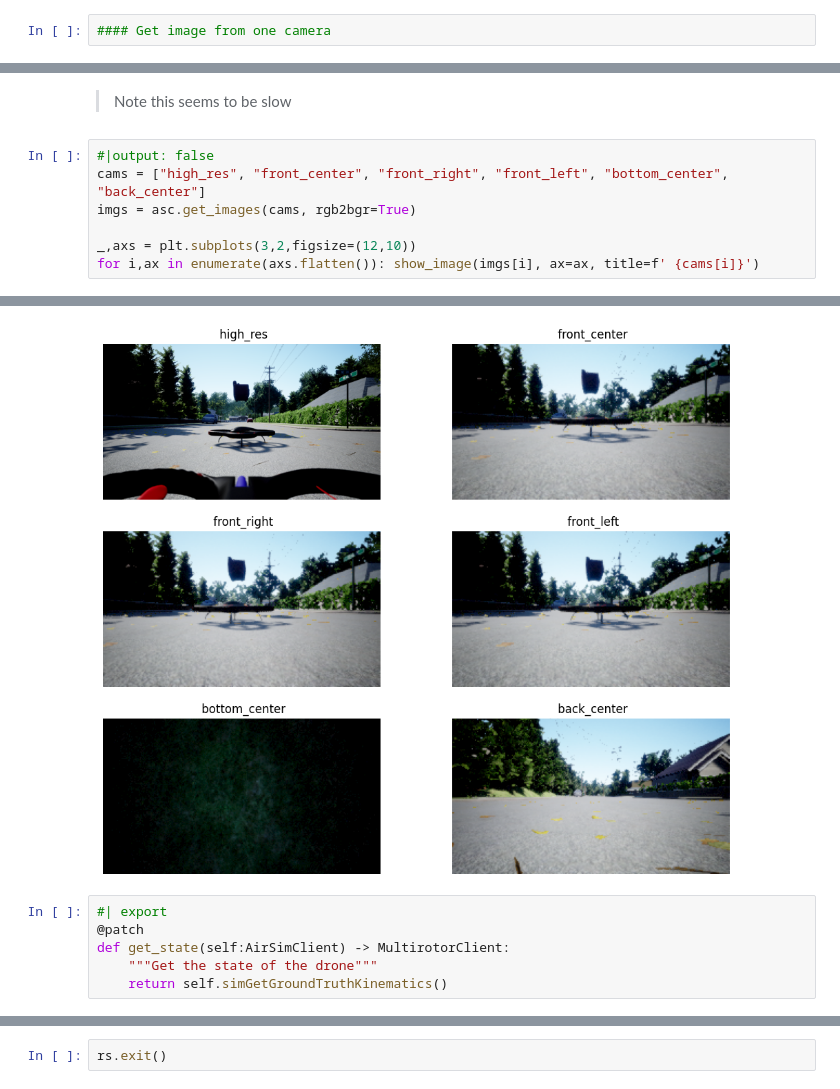
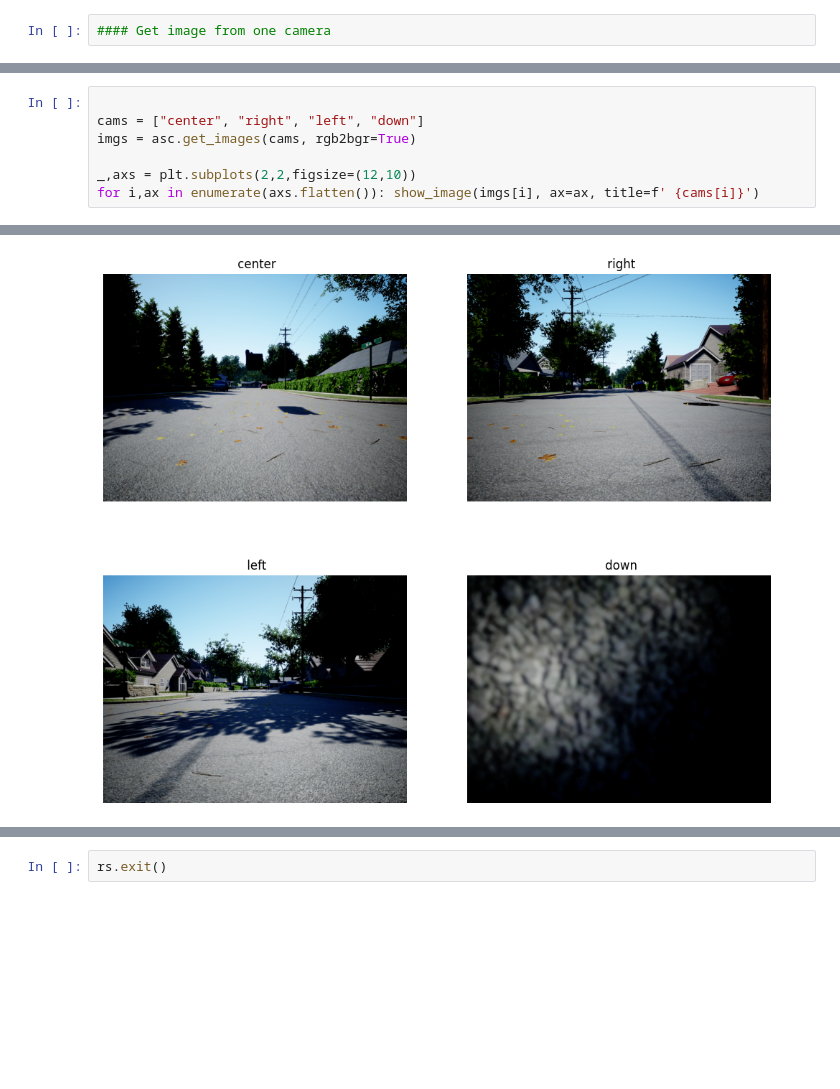
Before and after one commit to johnnewto/UAV, a Jupyter notebook: nbs/api/15_airsim.client.ipynb, the cells around one changed output, grey strips where cells are left out. Drawn from its saved outputs; the diff is of its cells as text; blank space fills up the shorter version.

```diff
--- a/nbs/api/15_airsim.client.ipynb
+++ b/nbs/api/15_airsim.client.ipynb
@@ -194,12 +167,10 @@ Get images from the simulator of cameras `camera_names`
 | rgb2bgr | bool | False | convert to rgb |
 | **Returns** | **list** |  | **images** |
-# %% [markdown]
-> Note this seems to be slow
 # %%
-#|output: false
-cams = ["high_res", "front_center", "front_right", "front_left", "bottom_center", "back_center"]
+
+cams = ["center", "right", "left", "down"]
 imgs = asc.get_images(cams, rgb2bgr=True)
 
-_,axs = plt.subplots(3,2,figsize=(12,10))
+_,axs = plt.subplots(2,2,figsize=(12,10))
 for i,ax in enumerate(axs.flatten()): show_image(imgs[i], ax=ax, title=f' {cams[i]}')
 # %% [output]
@@ -223,7 +177 @@ DEBUG  | matplotlib.font | 03.327 | font_manager.py:1422 | MainThread         |
-[figure, old version]
+[figure, new version]
-# %%
-#| export
-@patch
-def get_state(self:AirSimClient) -> MultirotorClient:
-    """Get the state of the drone"""
-    return self.simGetGroundTruthKinematics()
```
Also changed, not shown: parts of 12 cells of this notebook, 26 other files.
